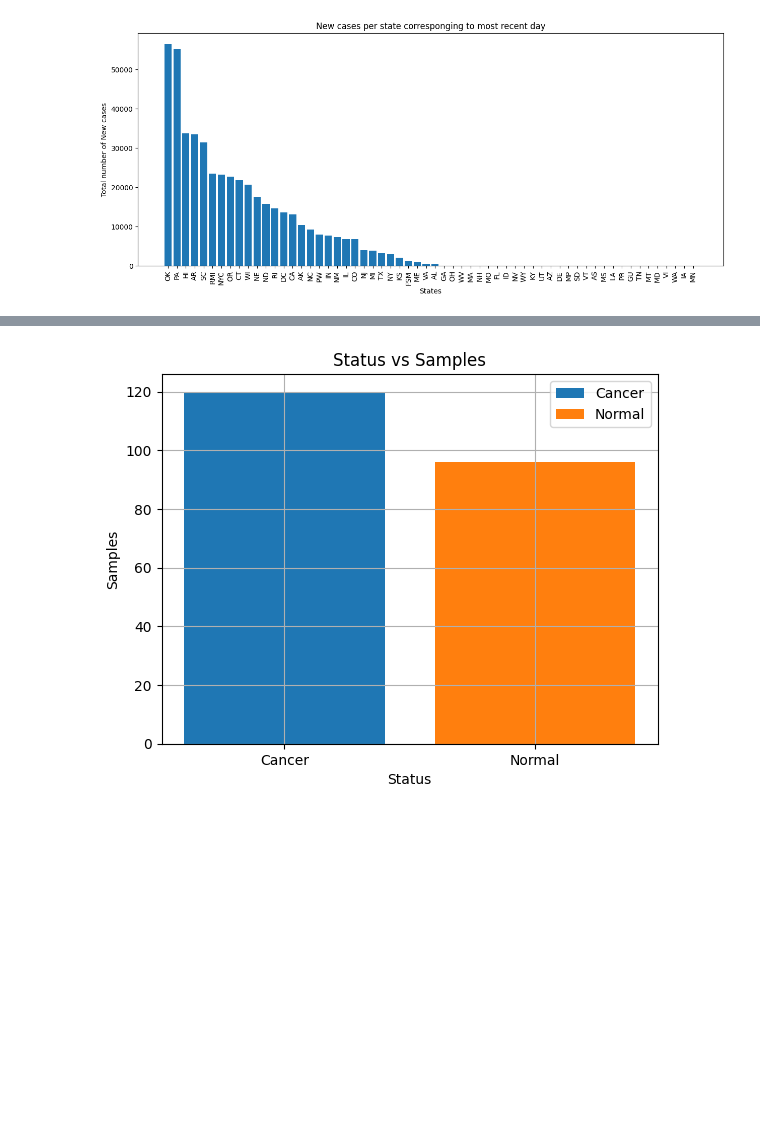
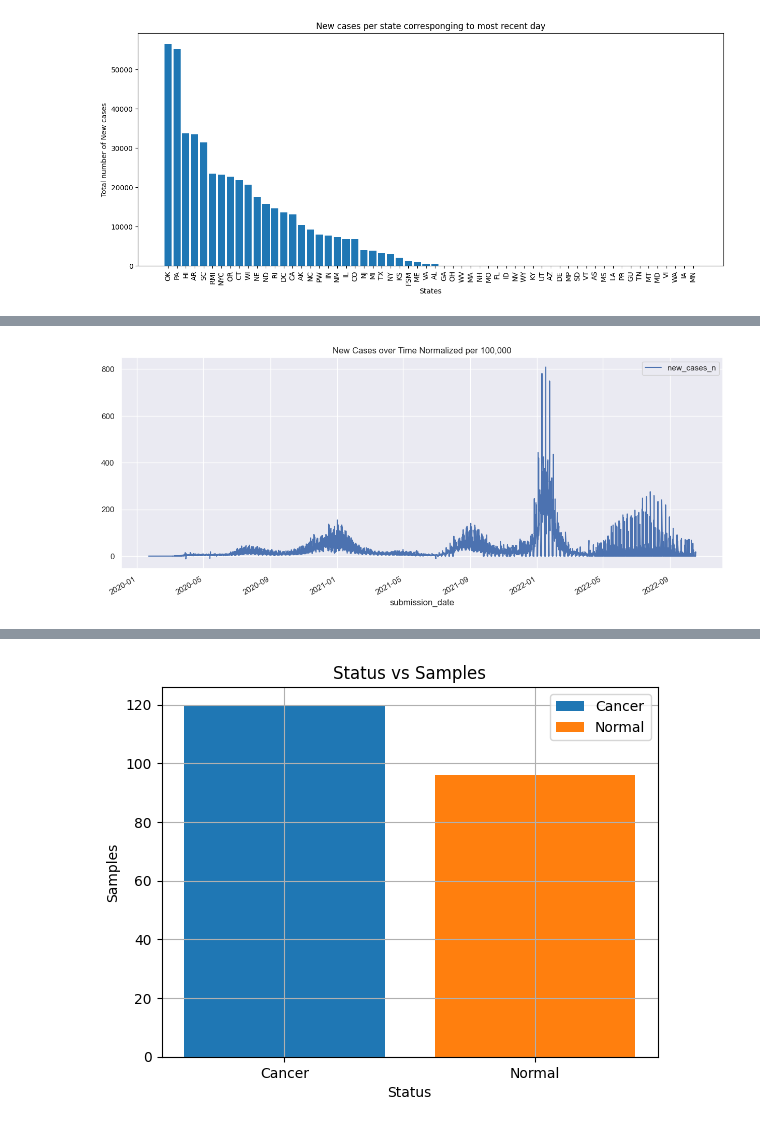
Before and after one commit to hrelosim/AM170B_Spring23, a Jupyter notebook: AM170B_hw1_lab.ipynb, the cells around one changed output, grey strips where cells are left out. Cells and saved outputs as stored; diff of their text form; code cells hidden in the pictures; blank space fills up the shorter version.

```diff
--- a/AM170B_hw1_lab.ipynb
+++ b/AM170B_hw1_lab.ipynb
@@ -134,0 +140,11 @@ df_state = df_state[df_state['state'].isin(states)]
+# %%
+#New Cases over Time 'submission date'
+#normalized data
+
+#Populations
+pop = {'WA': 7793612, 'KY': 4504836, 'GA': 10711908, 'CA': 39538223}
+
+#normalize new cases and total cases
+for state in states:
+    df_state.loc[df_state['state'] == state, 'new_cases_n'] = df_state['new_case'] / pop[state] * 100000
+    df_state.loc[df_state['state'] == state, 'tot_cases_n'] = df_state['tot_cases'] / pop[state] * 100000
@@ -134,0 +162,6 @@ df_state = df_state[df_state['state'].isin(states)]
+# %%
+df_state.plot(x='submission_date',
+              y='new_cases_n',
+              title='New Cases over Time Normalized per 100,000');
+# %% [output]
+[figure, added]
```
Also changed, not shown: parts of 6 cells of this notebook.
